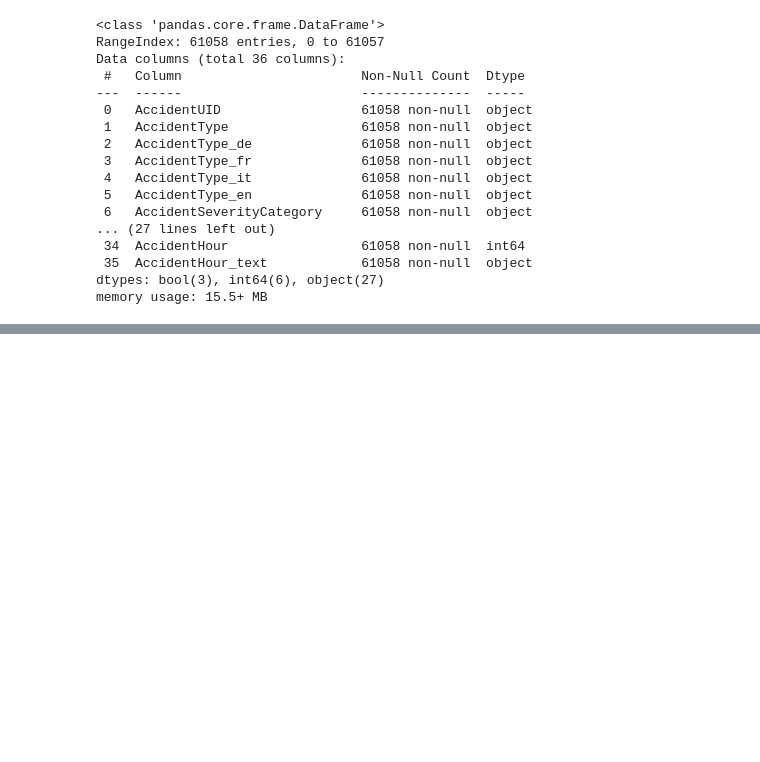
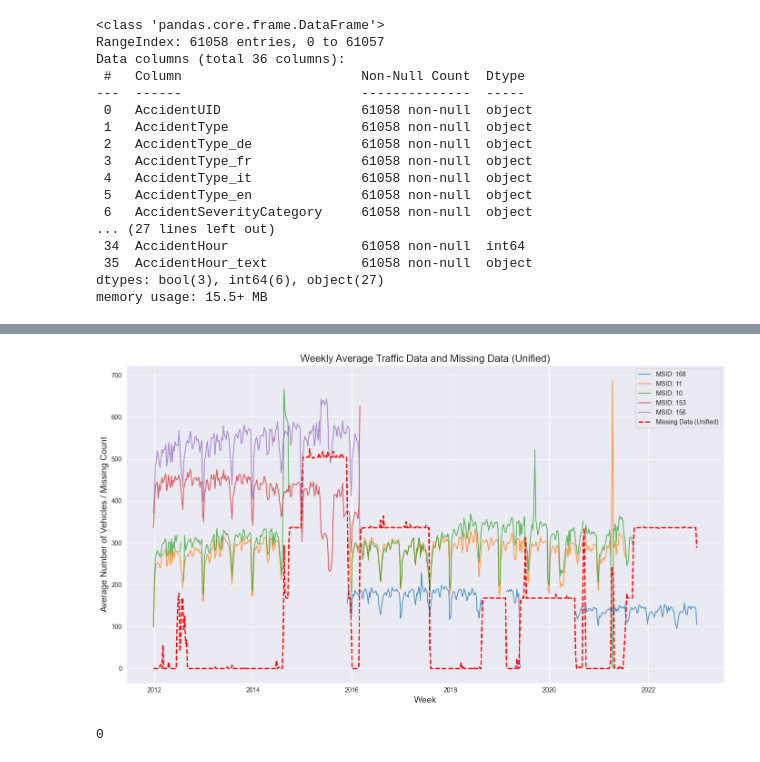
Before and after one commit to GOget42/CS_Group_Project, a Jupyter notebook: Jupyter Notebooks for Data Preprocessing/Data Cleaning.ipynb, the cells around one changed output, grey strips where cells are left out. Saved outputs shown, nothing was run; the diff lists cells and outputs as text; code cells hidden in the pictures; blank space fills up the shorter version.

```diff
--- a/Jupyter Notebooks for Data Preprocessing/Data Cleaning.ipynb
+++ b/Jupyter Notebooks for Data Preprocessing/Data Cleaning.ipynb
@@ -79,0 +380,71 @@ accidents_clean.to_csv("../data/clean/accidents_clean.csv", index=False, encodin
+# %%
+# Drop rows where data is anomalous
+traffic_data = traffic_data[traffic_data['MSID'] != 145]
+missing_stats = missing_stats[missing_stats['MSID'] != 145]
+traffic_data = traffic_data[traffic_data['MSID'] != 133]
+missing_stats = missing_stats[missing_stats['MSID'] != 133]
+# %%
+# Select top 10 MSIDs with the most missing data
+top_msids = missing_stats['MSID'].head(5).tolist()
+
+# Filter data for the selected MSIDs and create a copy to avoid SettingWithCopyWarning
+filtered_data = traffic_data[traffic_data['MSID'].isin(top_msids)].copy()
+
+# Convert to weekly periods
+filtered_data['Week'] = filtered_data['MessungDatZeit'].dt.to_period('W')  # Convert to weekly periods
+
+# Calculate weekly averages for each MSID
+weekly_averages = (
+    filtered_data.groupby(['MSID', 'Week'])['AnzFahrzeuge']
+    .mean()
+    .reset_index()
+)
+weekly_averages['Week'] = weekly_averages['Week'].dt.start_time  # Convert back to datetime for plotting
+
+# Combine all missing data into one unified series
+filtered_data['IsMissing'] = filtered_data['AnzFahrzeuge'].isna()
+missing_data = (
+    filtered_data.groupby('Week')['IsMissing']
+    .sum()
+    .reset_index()
+    .rename(columns={'IsMissing': 'MissingCount'})
+)
+missing_data['Week'] = missing_data['Week'].dt.start_time
+
+# Plot weekly averages for each MSID
+plt.figure(figsize=(14, 8))
+for msid in top_msids:
+    msid_data = weekly_averages[weekly_averages['MSID'] == msid]
+
+    # Plot weekly averages
+    plt.plot(
+        msid_data['Week'],
+        msid_data['AnzFahrzeuge'],
+        label=f"MSID: {msid}",
+        alpha=0.7,  # Adjust transparency
+        linestyle="-",
+        linewidth=1.5
+    )
+
+# Plot unified missing data line
+plt.plot(
+    missing_data['Week'],
+    missing_data['MissingCount'],
+    color='red',
+    label='Missing Data (Unified)',
+    linestyle="--",
+    linewidth=2
+)
+
+# Customize the plot
+plt.title("Weekly Average Traffic Data and Missing Data (Unified)", fontsize=16)
+plt.xlabel("Week", fontsize=14)
+plt.ylabel("Average Number of Vehicles / Missing Count", fontsize=14)
+plt.legend(loc="upper right", fontsize=10)
+plt.grid(True)
+plt.tight_layout()
+
+# Show the plot
+plt.show()
+# %% [output]
+[figure, added]
@@ -79,0 +491,4 @@ accidents_clean.to_csv("../data/clean/accidents_clean.csv", index=False, encodin
+# %%
+imputed_data['AnzFahrzeuge'].isna().sum()
+# %% [output]
+0
```
Also changed, not shown: parts of 35 cells of this notebook, 2 other files.
